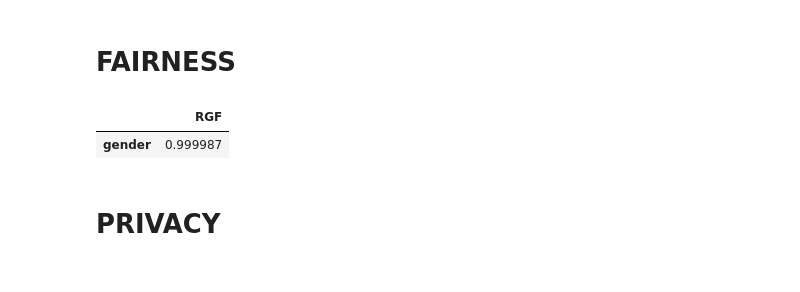
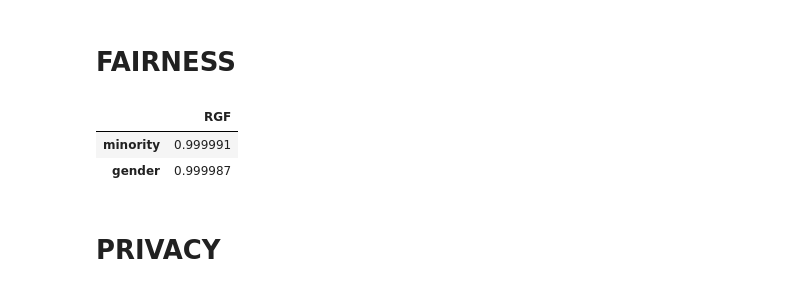
Before and after one commit to GolnooshBabaei/safeaipackage, a Jupyter notebook: examples/Employee_regression.ipynb, the cells around one changed output. Cells and saved outputs as stored; diff of their text form; code cells hidden in the pictures.

```diff
--- a/examples/Employee_regression.ipynb
+++ b/examples/Employee_regression.ipynb
@@ -183,7 +168,7 @@ for i in xtrain.columns:
     xtest_rm = xtest.drop(i, axis=1)
     model_rm = ann_full.fit(xtrain_rm, ytrain)
     yhat_rm = model_rm.predict(xtest_rm)
-    rga_pvalues.append(check_accuracy.rga_statistic_test(ytest, yhat_rm, ann_predictions_full))
+    rga_pvalues.append(rga_statistic_test(ytest, yhat_rm, yhat))
 print(pd.DataFrame(rga_pvalues, index=xtest.columns, columns=["P_value"]))
 # %% [output]
                    P_value
@@ -229,0 +390,11 @@ check_robustness.rgr(xtrain, xtest, ytrain, ytest, ann_full, perturbationtimes=2
+# %%
+xtrain_pert = xtrain.copy()
+rgr_pvalues = []
+for i in xtrain.columns:
+    xtrain_pert[i] = np.random.permutation(xtrain[i])
+    rf_perturbed = MLPRegressor(random_state=1).fit(xtrain_pert, ytrain)
+    lr_perturbed = LinearRegression().fit(xtrain_pert, ytrain)
+    rf_yhat_pert = rf_perturbed.predict(xtest)
+    lr_yhat_pert = lr_perturbed.predict(xtest)
+    rgr_pvalues.append(rgr_statistic_test(yhat,reg_predictions_full,rf_yhat_pert,lr_yhat_pert))
+print(pd.DataFrame(rgr_pvalues, index=xtrain.columns, columns=["P_value"]))
@@ -232,7 +416,36 @@ check_robustness.rgr(xtrain, xtest, ytrain, ytest, ann_full, perturbationtimes=2
+# %%
+def rgf(xtrain, xtest, ytrain, ytest, protectedvariables, model):
+    """
+     ### RANK GRADUATION FAIRNESS (RGF) MEASURE ###
+     Function for the RGF measure computation
+     Inputs: xtrain, xtest, ytrain, ytest -> the train and test data selected for training and testing the model;
+             protectedvariables -> a list of variables should be considered as the protected variables;
+             model -> a classification or regression model. For example RandomForestClassifier() in ensemble module of sklearn.
+    """
+    if not isinstance(protectedvariables, list):
+        raise ValueError("Protectedvariables input must be a list")
+    xtrain = pd.DataFrame(xtrain).reset_index(drop=True)
+    xtest = pd.DataFrame(xtest).reset_index(drop=True)
+    ytrain = pd.DataFrame(ytrain).reset_index(drop=True)
+    ytest = pd.DataFrame(ytest).reset_index(drop=True)
+    for i in range(len(list(protectedvariables))):
+        if protectedvariables[i] not in xtrain:
+            raise ValueError(f"{protectedvariables[i]} is not in the variables")
+    rgf_list = []
+    model_full = model.fit(xtrain, ytrain)
+    yhat = model_full.predict(xtest)
+    for i in protectedvariables:
+         xtrain_pr = xtrain.drop(i, axis=1)
+         xtest_pr = xtest.drop(i, axis=1)
+         model_pr = model.fit(xtrain_pr, ytrain)
+         yhat_pr = model_pr.predict(xtest_pr)
+         rgf_list.append(rga(yhat, yhat_pr))
+    return pd.DataFrame(rgf_list, index=protectedvariables, columns=["RGF"]).sort_values(by="RGF", ascending=False)
 # %%
-check_fairness.rgf(xtrain, xtest, ytrain, ytest, ["gender"],ann_full)
+rgf(xtrain, xtest, ytrain, ytest,["gender", "minority"], ann_full)
 # %% [output]
 |  | RGF |
+| minority | 0.999991 |
 | gender | 0.999987 |
 # %% [markdown]
 # PRIVACY
```
Also changed, not shown: parts of 49 cells of this notebook, 11 other files.
